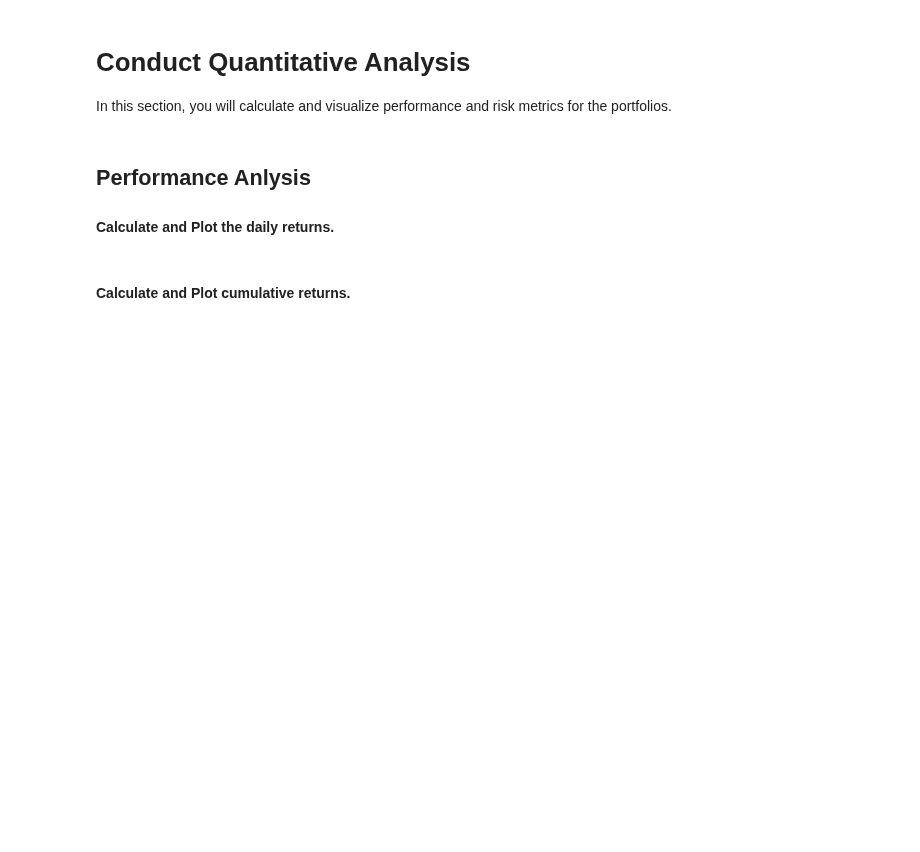
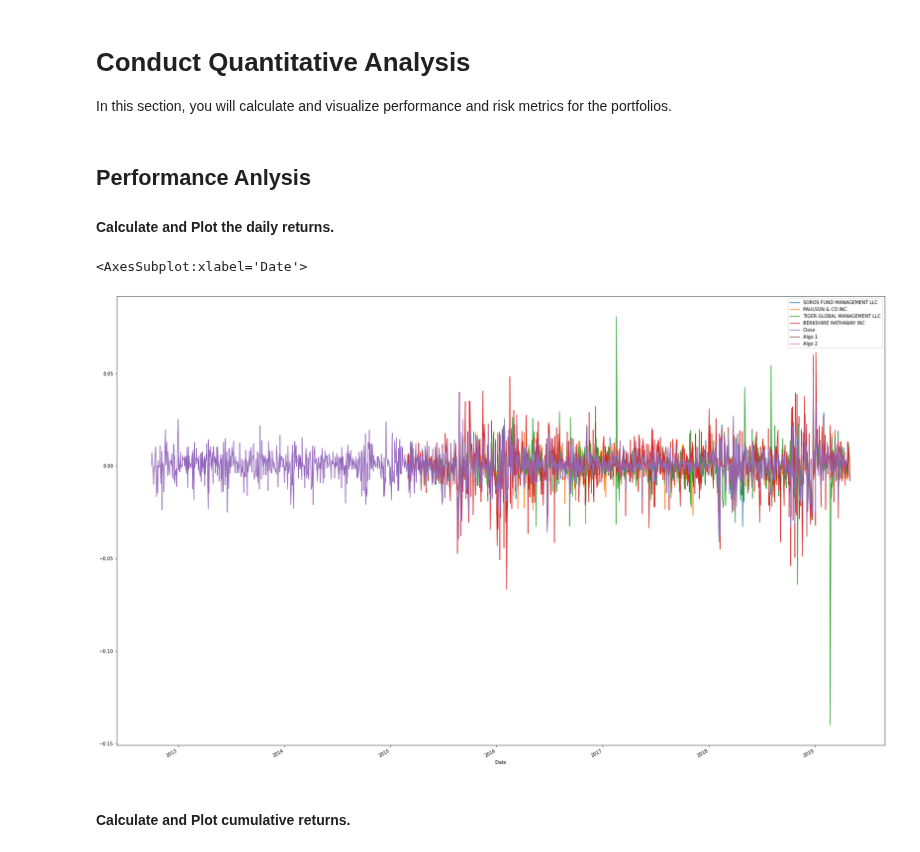
Before and after one commit to MatthewPuttroff/HWUnitFour, a Jupyter notebook: 04-Pandas/Instructions/Starter_Code/whale_analysis.ipynb, the cells around one changed output. Saved outputs shown, nothing was run; the diff lists cells and outputs as text; code cells hidden in the pictures; blank space fills up the shorter version.

```diff
--- a/04-Pandas/Instructions/Starter_Code/whale_analysis.ipynb
+++ b/04-Pandas/Instructions/Starter_Code/whale_analysis.ipynb
@@ -383,6 +383,10 @@ In this section, you will calculate and visualize performance and risk metrics f
 #### Calculate and Plot the daily returns.
 # %%
 # Plot daily returns of all portfolios
+combined_df.plot(figsize = (30,20))
+# %% [output]
+<AxesSubplot:xlabel='Date'>
+[figure, added]
 # %% [markdown]
 #### Calculate and Plot cumulative returns.
 # %%
```
Also changed, not shown: parts of 1 cell of this notebook.
